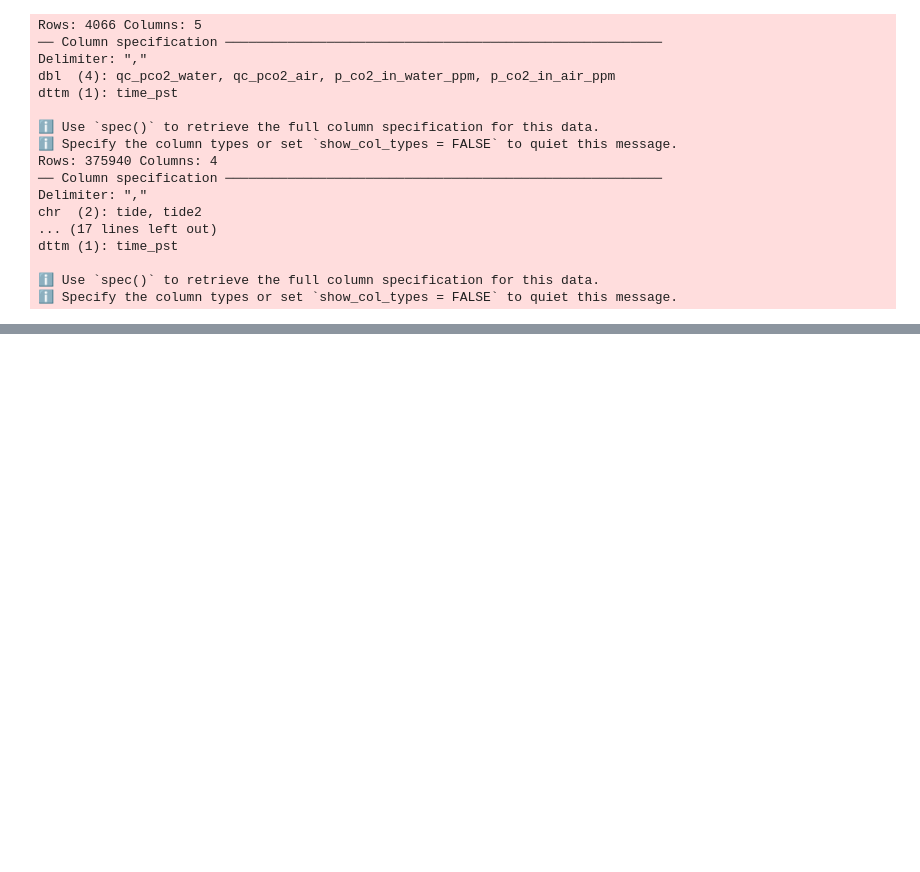
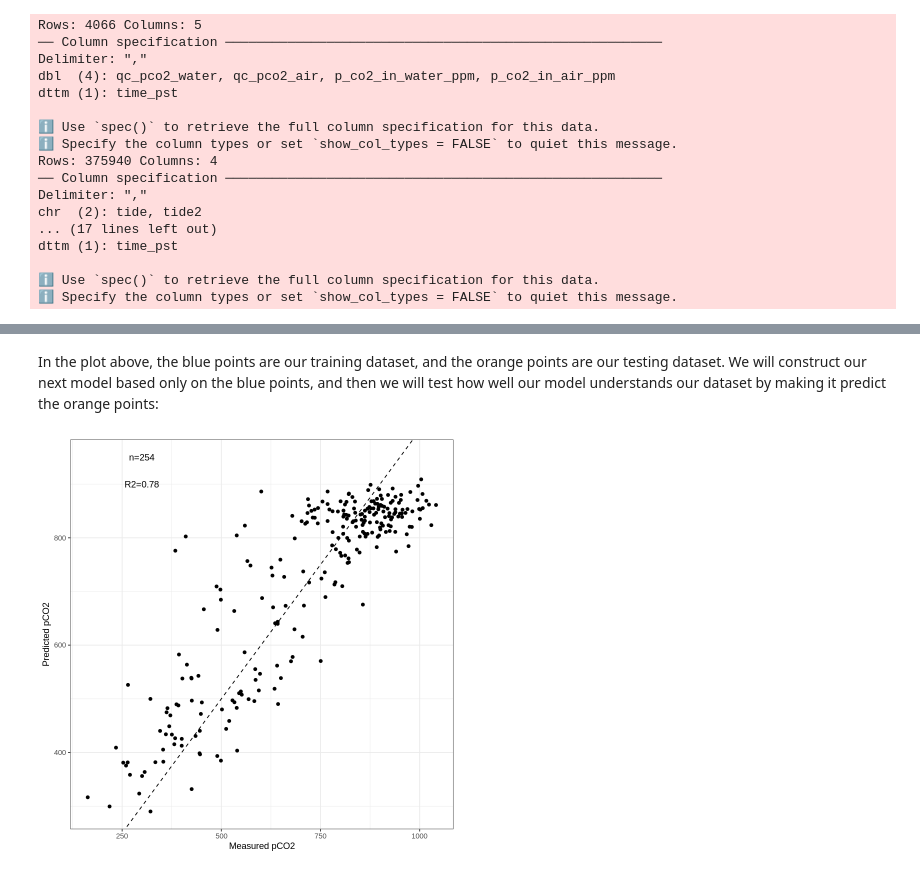
Before and after one commit to MCRLdata-Sandbox/tutorials, a Jupyter notebook: ML_tutorial.ipynb, the cells around one changed output, grey strips where cells are left out. Cells and saved outputs as stored; diff of their text form; code cells hidden in the pictures; blank space fills up the shorter version.

```diff
--- a/ML_tutorial.ipynb
+++ b/ML_tutorial.ipynb
@@ -180,0 +224,17 @@ plot_grid(plot_gaps2(df_full, p_co2_in_water_ppm, "pCO2 (ppm)") ,
+# %% [markdown]
+In the plot above, the blue points are our training dataset, and the orange points are our testing dataset. We will construct our next model based only on the blue points, and then we will test how well our model understands our dataset by making it predict the orange points:
+# %%
+rf1 <- ranger(p_co2_in_water_ppm~water_level_m_navd88+temp_deg_c+windspeed_avg_m_s, data = train)
+
+test$predicted <- predict(rf1, test)$predictions
+
+r2 <- summary(lm(predicted~p_co2_in_water_ppm, data = test))[[9]]
+
+ggplot(test, aes(p_co2_in_water_ppm, predicted)) +
+  geom_point() +
+  geom_abline(slope = 1, intercept = 0, linetype = "dashed") +
+  annotate(geom = "text", x = 300, y = 900, label = paste0("R2=", round(r2, 2))) +
+  annotate(geom = "text", x = 300, y = 950, label = paste0("n=",nrow(test))) +
+  labs(x = "Measured pCO2", y = "Predicted pCO2")
+# %% [output]
+[figure, added]
```
Also changed, not shown: parts of 18 cells of this notebook.
